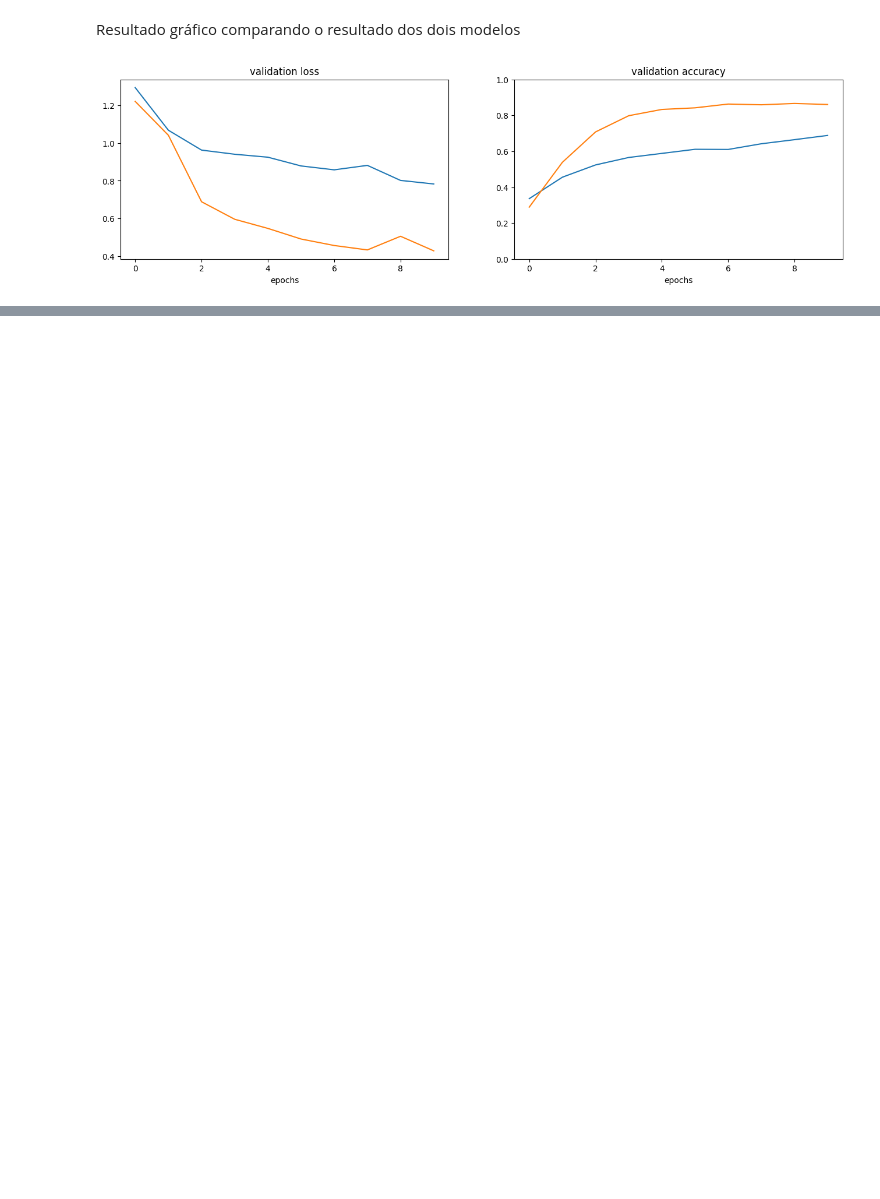
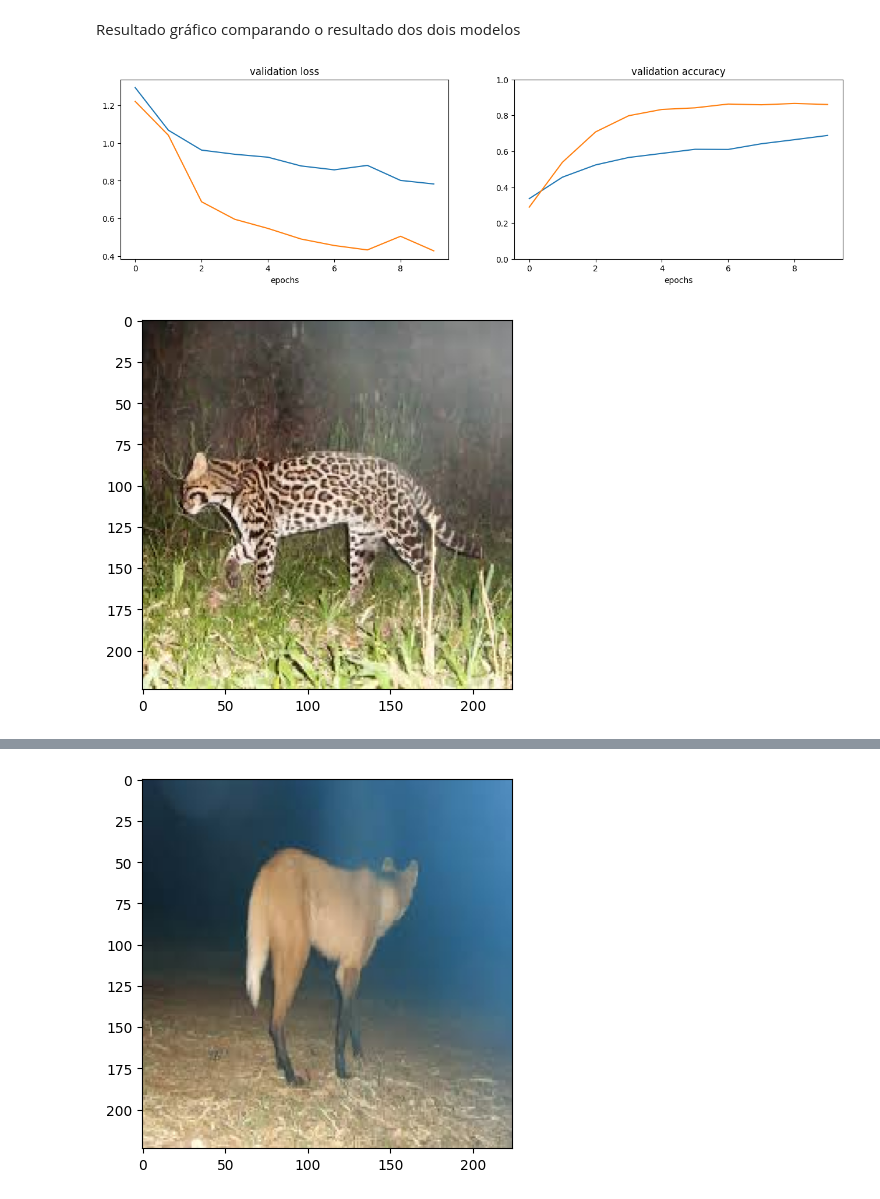
Before and after one commit to oliveira-silva-lucas/primeiro-ml-transfer-learning, a Jupyter notebook: transfer-learning.ipynb, the cells around one changed output, grey strips where cells are left out. Drawn from its saved outputs; the diff is of its cells as text; code cells hidden in the pictures; blank space fills up the shorter version.

Commit message:
resultado de cada modelo com imagem

```diff
--- a/transfer-learning.ipynb
+++ b/transfer-learning.ipynb
@@ -356,3 +358,17 @@ ax2.set_ylim(0, 1)
 plt.show()
 # %% [output]
 [figure]
+# %%
+img,x = get_image("./imagens/jaguatirica-teste/image_363.jpg")
+plt.imshow(img)
+plt.show()
+print("transfer-leraning model",model_new.predict([x]))
+print("NO transfer-learning model",model.predict([x]))
+
+img,x = get_image("./imagens/lobo-guara-teste/image_21.jpg")
+plt.imshow(img)
+plt.show()
+print("transfer-leraning model",model_new.predict([x]))
+print("NO transfer-learning model",model.predict([x]))
+# %% [output]
+[figure, added]
@@ -358,0 +379 @@ plt.show()
+[figure, added]
```
Also changed, not shown: parts of 2 cells of this notebook.
